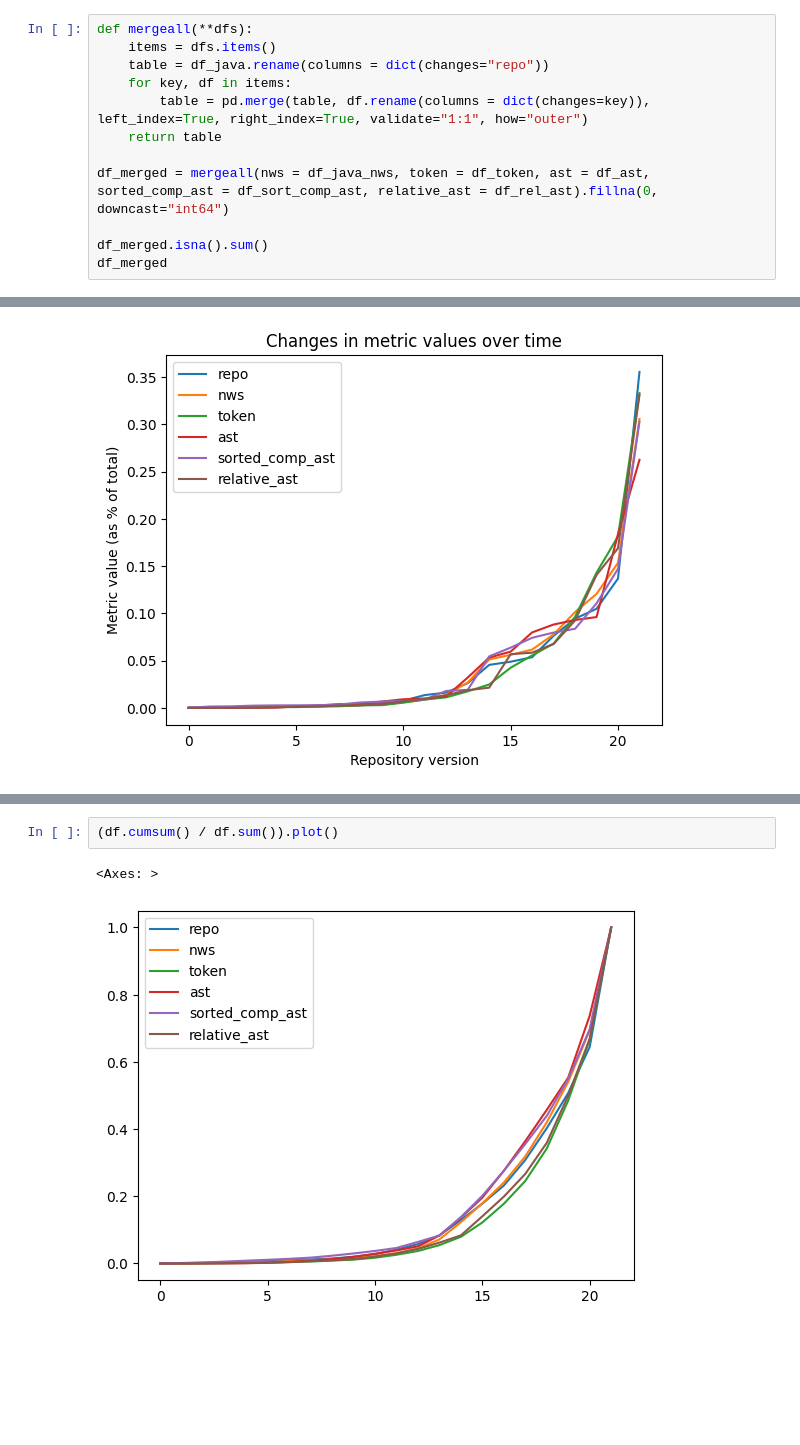
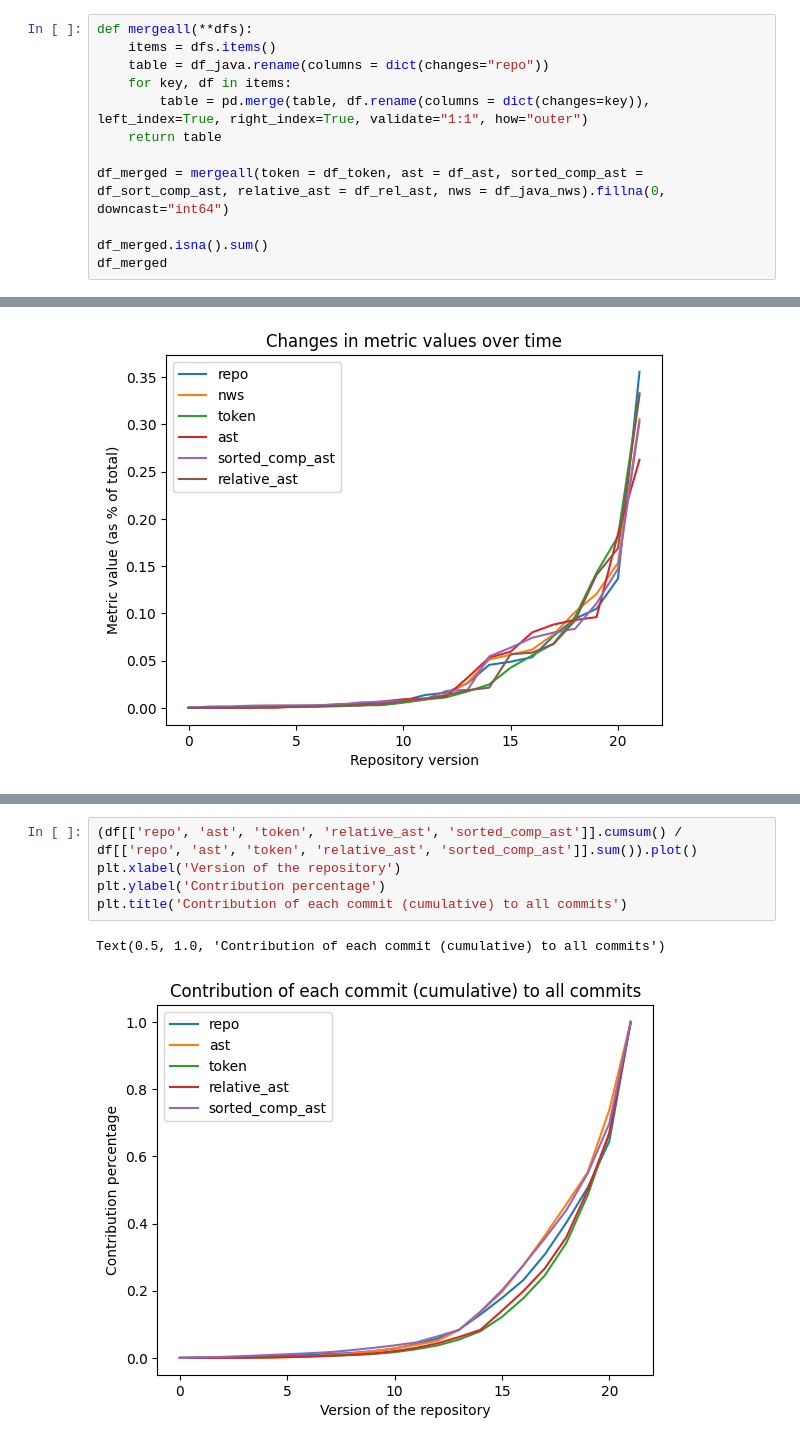
Before and after one commit to lothbrokq/formast, a Jupyter notebook: eval/evaluation_onlinebookstore.ipynb, the cells around one changed output, grey strips where cells are left out. Drawn from its saved outputs; the diff is of its cells as text; blank space fills up the shorter version.

```diff
--- a/eval/evaluation_onlinebookstore.ipynb
+++ b/eval/evaluation_onlinebookstore.ipynb
@@ -46,7 +47,7 @@ def mergeall(**dfs):
         table = pd.merge(table, df.rename(columns = dict(changes=key)), left_index=True, right_index=True, validate="1:1", how="outer")
     return table
 
-df_merged = mergeall(nws = df_java_nws, token = df_token, ast = df_ast, sorted_comp_ast = df_sort_comp_ast, relative_ast = df_rel_ast).fillna(0, downcast="int64")
+df_merged = mergeall(token = df_token, ast = df_ast, sorted_comp_ast = df_sort_comp_ast, relative_ast = df_rel_ast, nws = df_java_nws).fillna(0, downcast="int64")
 
 df_merged.isna().sum()
 df_merged
@@ -140,8 +361,11 @@ plt.show()
 # %%
-(df.cumsum() / df.sum()).plot()
+(df[['repo', 'ast', 'token', 'relative_ast', 'sorted_comp_ast']].cumsum() / df[['repo', 'ast', 'token', 'relative_ast', 'sorted_comp_ast']].sum()).plot()
+plt.xlabel('Version of the repository')
+plt.ylabel('Contribution percentage')
+plt.title('Contribution of each commit (cumulative) to all commits')
 # %% [output]
-<Axes: >
+Text(0.5, 1.0, 'Contribution of each commit (cumulative) to all commits')
-[figure, old version]
+[figure, new version]
 # %%
 df.cumsum().plot()
 # %% [output]
```
Also changed, not shown: parts of 19 cells of this notebook, 46 other files.
